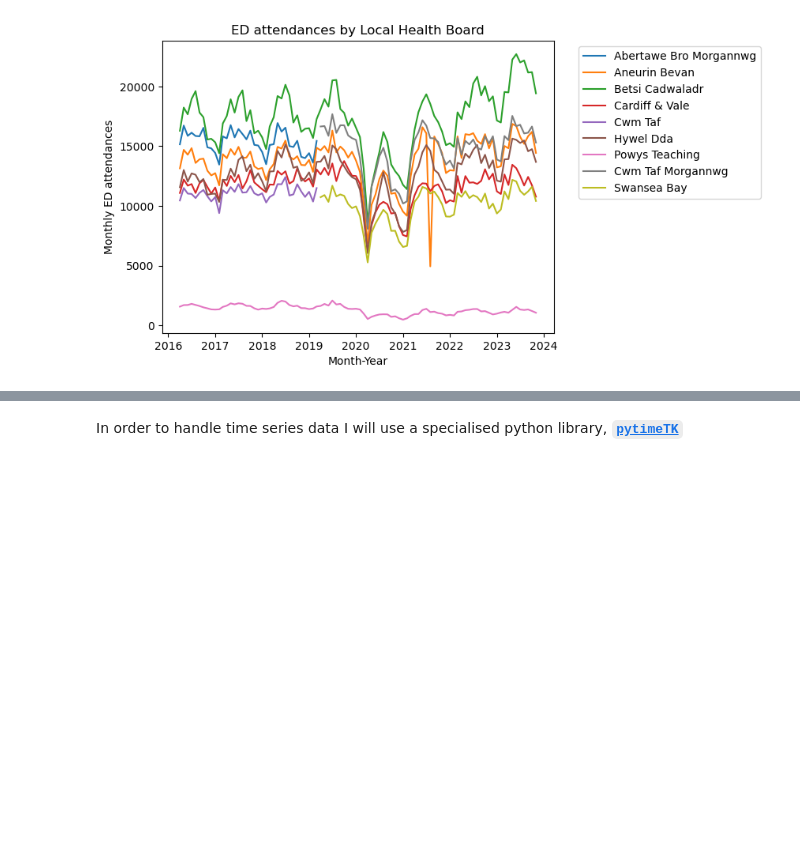
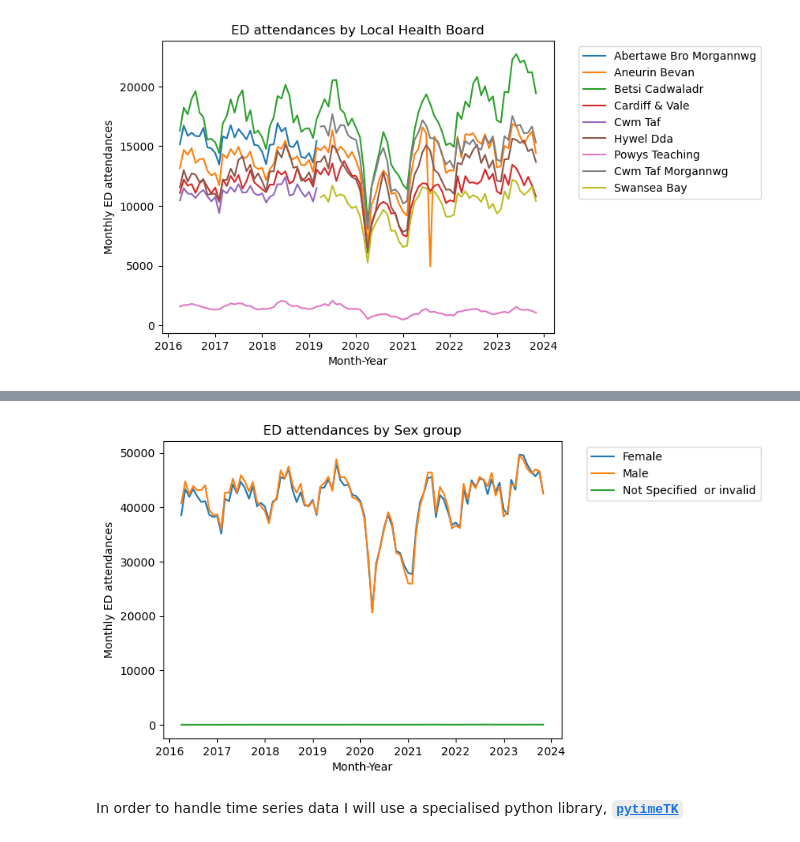
Before and after one commit to AuraFrizzati/python2-swansea-course, a Jupyter notebook: final_project/final_project_python2_AuraFrizzati.ipynb, the cells around one changed output, grey strips where cells are left out. Drawn from its saved outputs; the diff is of its cells as text; code cells hidden in the pictures; blank space fills up the shorter version.

```diff
--- a/final_project/final_project_python2_AuraFrizzati.ipynb
+++ b/final_project/final_project_python2_AuraFrizzati.ipynb
@@ -318,3 +388,34 @@ plt.show()
+# %%
+## aggregate the data by year and sex
+ED_wales_data_cln_Sex = ED_wales_data_cln.groupby(['Date_ItemName_ENG','Sex_ItemName_ENG'])['Data'].sum().reset_index()
+
+## create the interactive time plot
+fig = px.line(
+    ED_wales_data_cln_Sex.sort_values(by='Date_ItemName_ENG'),
+    x='Date_ItemName_ENG',
+    y='Data',
+    color= 'Sex_ItemName_ENG')
+fig.update_layout(
+    title="ED attendances by Sex group",
+    xaxis_title="Month-Year",
+    yaxis_title="Monthly ED attendances")
+fig.show()
+
+## create the static plot
+sns.lineplot(
+    x="Date_ItemName_ENG",
+    y="Data",
+    hue = "Sex_ItemName_ENG",
+    data=ED_wales_data_cln_Sex).set(
+        title="ED attendances by Sex group",
+        xlabel="Month-Year",
+        ylabel="Monthly ED attendances")
+
+
+plt.legend(bbox_to_anchor=(1.05, 1), loc="upper left")
+plt.show()
+# %% [output]
+[figure, added]
 # %% [markdown]
 In order to handle time series data I will use a specialised python library, [**`pytimeTK`**](https://business-science.github.io/pytimetk/guides/01_visualization.html)
 # %% [markdown]
```
Also changed, not shown: parts of 9 cells of this notebook.
